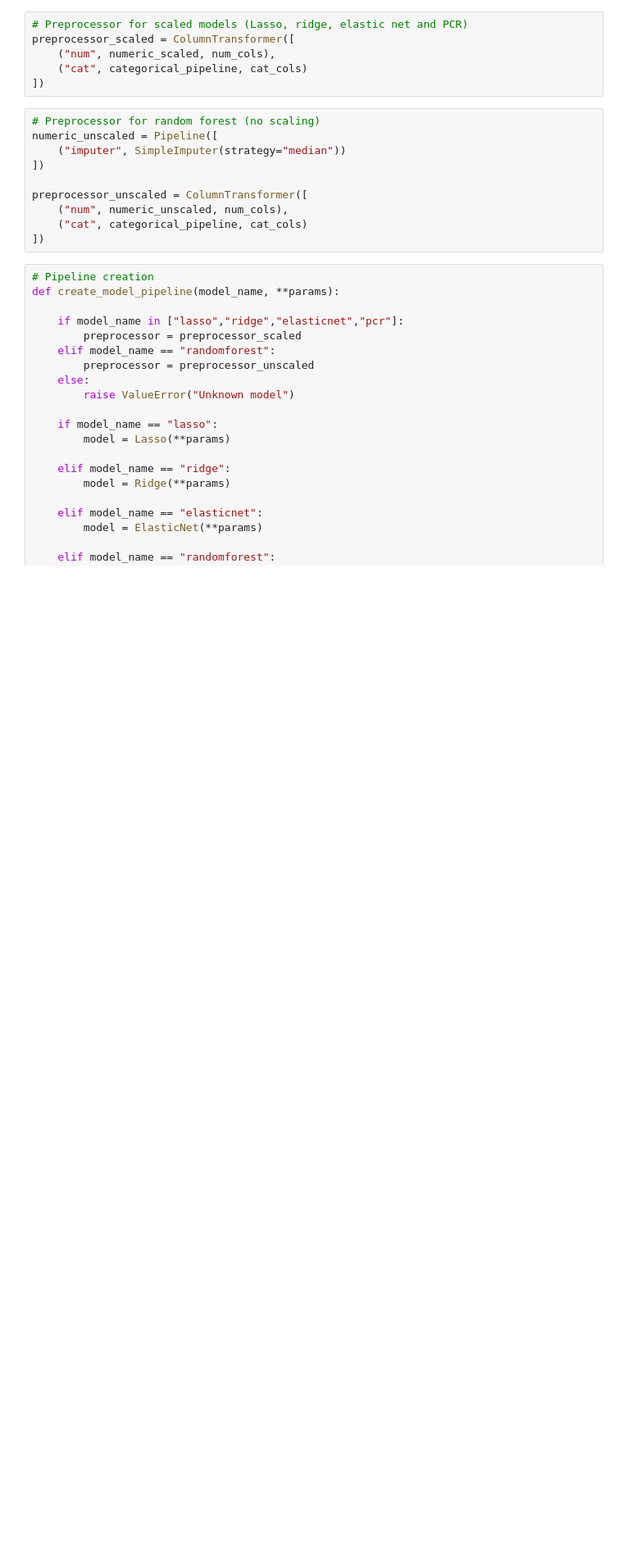
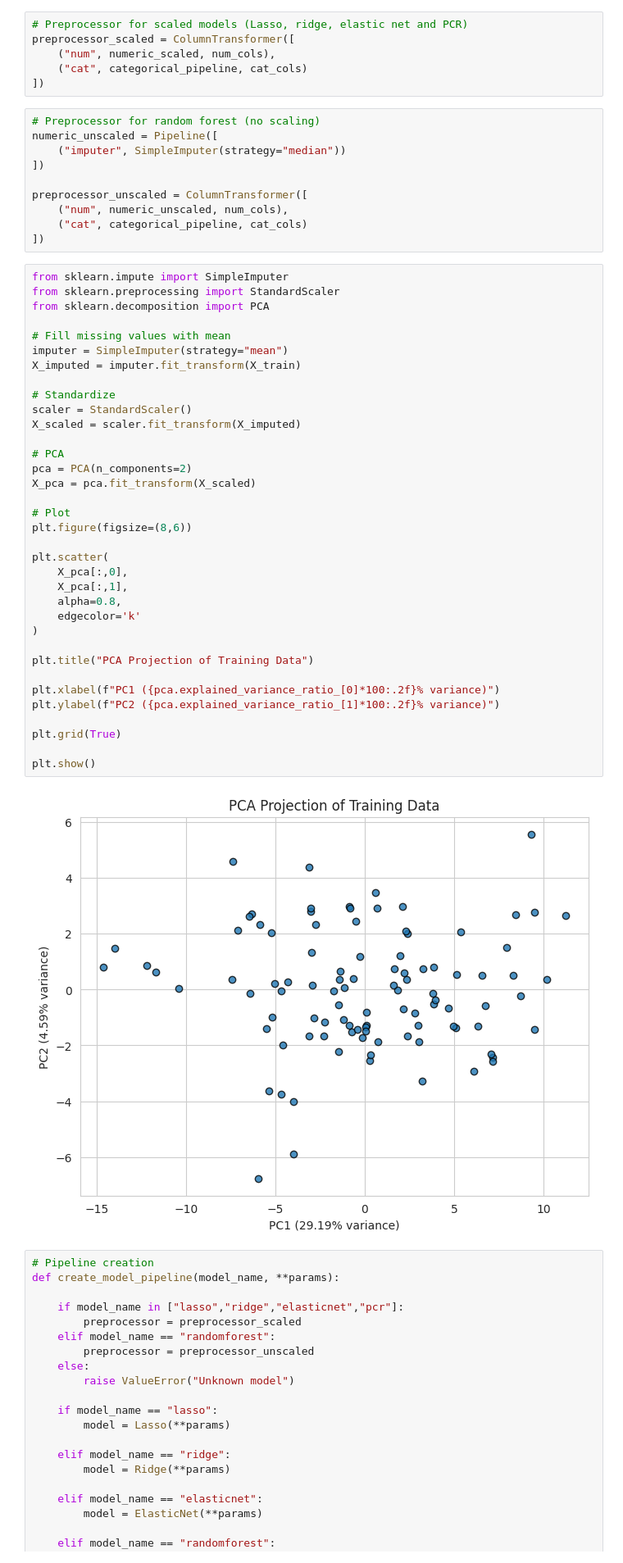
Before and after one commit to InfiniteLobster/CDA-case1, a Jupyter notebook: case_workspace.ipynb, the cells around one changed output. Shown at 82% size. Drawn from its saved outputs; the diff is of its cells as text; blank space fills up the shorter version.

```diff
--- a/case_workspace.ipynb
+++ b/case_workspace.ipynb
@@ -133,6 +166,43 @@ preprocessor_unscaled = ColumnTransformer([
     ("num", numeric_unscaled, num_cols),
     ("cat", categorical_pipeline, cat_cols)
 ])
+# %%
+from sklearn.impute import SimpleImputer
+from sklearn.preprocessing import StandardScaler
+from sklearn.decomposition import PCA
+
+# Fill missing values with mean
+imputer = SimpleImputer(strategy="mean")
+X_imputed = imputer.fit_transform(X_train)
+
+# Standardize
+scaler = StandardScaler()
+X_scaled = scaler.fit_transform(X_imputed)
+
+# PCA
+pca = PCA(n_components=2)
+X_pca = pca.fit_transform(X_scaled)
+
+# Plot
+plt.figure(figsize=(8,6))
+
+plt.scatter(
+    X_pca[:,0],
+    X_pca[:,1],
+    alpha=0.8,
+    edgecolor='k'
+)
+
+plt.title("PCA Projection of Training Data")
+
+plt.xlabel(f"PC1 ({pca.explained_variance_ratio_[0]*100:.2f}% variance)")
+plt.ylabel(f"PC2 ({pca.explained_variance_ratio_[1]*100:.2f}% variance)")
+
+plt.grid(True)
+
+plt.show()
+# %% [output]
+[figure, added]
 # %%
 # Pipeline creation
 def create_model_pipeline(model_name, **params):
```
Also changed, not shown: parts of 2 cells of this notebook.
